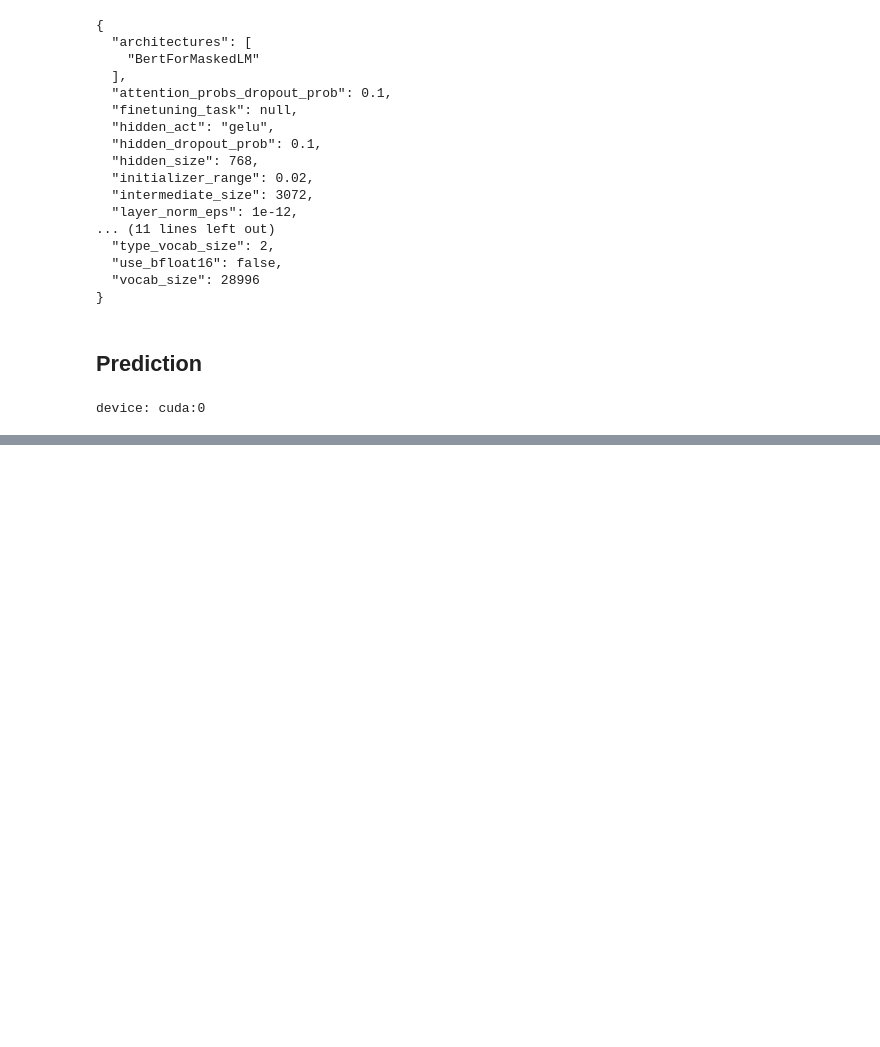
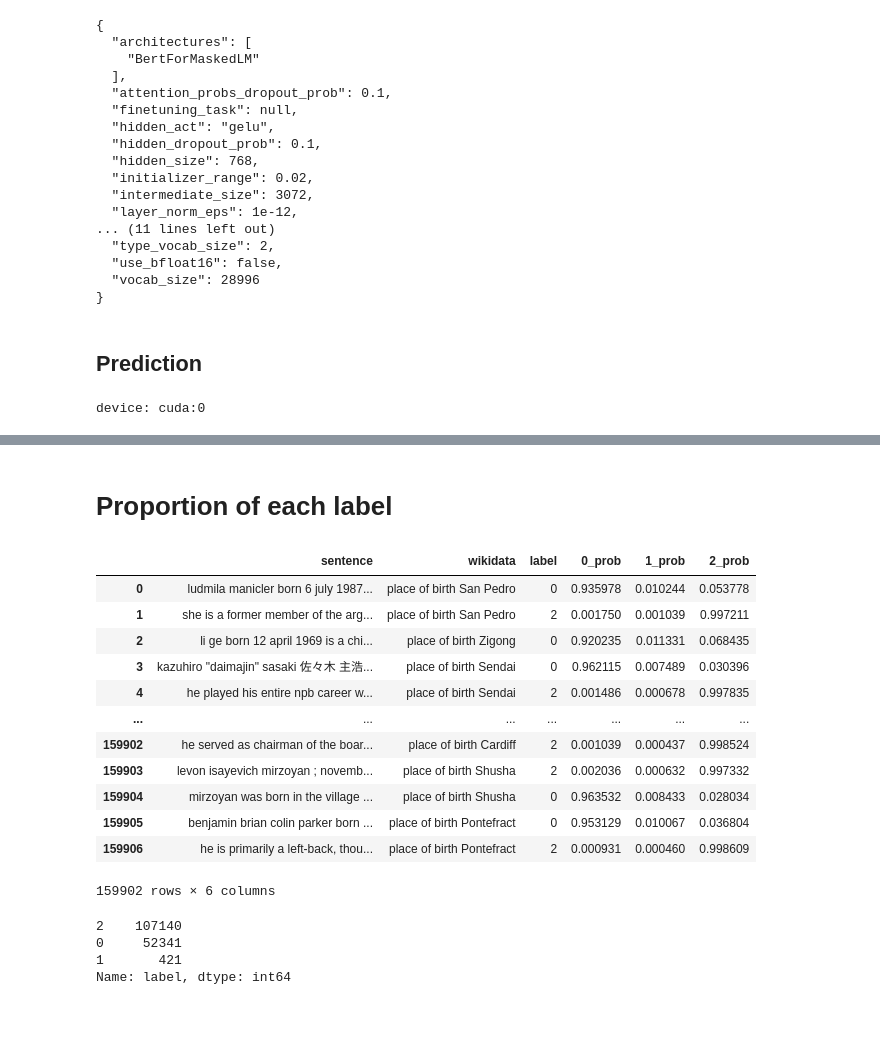
Before and after one commit to cyclonelee24/Wikipedia_Wikidata_Alignment, a Jupyter notebook: Wikidata_pretrained_BERT_unlabel.ipynb, the cells around one changed output, grey strips where cells are left out. Drawn from its saved outputs; the diff is of its cells as text; code cells hidden in the pictures; blank space fills up the shorter version.

Commit message:
Add label predictions on EN and CN/ES/PT data.

```diff
--- a/Wikidata_pretrained_BERT_unlabel.ipynb
+++ b/Wikidata_pretrained_BERT_unlabel.ipynb
@@ -254,3 +260,4 @@ for i in range(len(preds)):
 # %%
-df['label'] = inconsistence_prob
-df
+df['0_prob'] = consistence_prob
+df['1_prob'] = inconsistence_prob
+df['2_prob'] = irrelenant_prob
@@ -271,5 +264,5 @@ df
 # %%
-df = df.sort_values(by=['label'], ascending=False)
+df_1 = df.sort_values(by=['1_prob'], ascending=False)
 # %%
-df_1 = df[df['label']>0.33]
+df_1 = df[df['1_prob']>0.33]
 # %%
@@ -303,0 +297,36 @@ place of birth Drachten
+# %% [markdown]
+# Proportion of each label
+# %%
+m = torch.nn.Softmax(dim=0)
+labels_prob = []
+
+for i in range(len(preds)):
+    value_list = m(preds[i]).cpu().numpy().tolist()
+    pred_label = value_list.index(max(value_list))
+    labels_prob.append(pred_label)
+# %%
+df['label'] = labels_prob
+df
+# %% [output]
+|  | sentence | wikidata | label | 0_prob | 1_prob | 2_prob |
+| 0 | ludmila manicler born 6 july 1987... | place of birth San Pedro | 0 | 0.935978 | 0.010244 | 0.053778 |
+| 1 | she is a former member of the arg... | place of birth San Pedro | 2 | 0.001750 | 0.001039 | 0.997211 |
+| 2 | li ge born 12 april 1969 is a chi... | place of birth Zigong | 0 | 0.920235 | 0.011331 | 0.068435 |
+| 3 | kazuhiro "daimajin" sasaki 佐々木 主浩... | place of birth Sendai | 0 | 0.962115 | 0.007489 | 0.030396 |
+| 4 | he played his entire npb career w... | place of birth Sendai | 2 | 0.001486 | 0.000678 | 0.997835 |
+| ... | ... | ... | ... | ... | ... | ... |
+| 159902 | he served as chairman of the boar... | place of birth Cardiff | 2 | 0.001039 | 0.000437 | 0.998524 |
+| 159903 | levon isayevich mirzoyan ; novemb... | place of birth Shusha | 2 | 0.002036 | 0.000632 | 0.997332 |
+| 159904 | mirzoyan was born in the village ... | place of birth Shusha | 0 | 0.963532 | 0.008433 | 0.028034 |
+| 159905 | benjamin brian colin parker born ... | place of birth Pontefract | 0 | 0.953129 | 0.010067 | 0.036804 |
+| 159906 | he is primarily a left-back, thou... | place of birth Pontefract | 2 | 0.000931 | 0.000460 | 0.998609 |
+159902 rows × 6 columns
+# %%
+df['label'].value_counts()
+# %% [output]
+2    107140
+0     52341
+1       421
+Name: label, dtype: int64
+# %% [markdown]
+#
```
Also changed, not shown: parts of 8 cells of this notebook, 27 other files.
